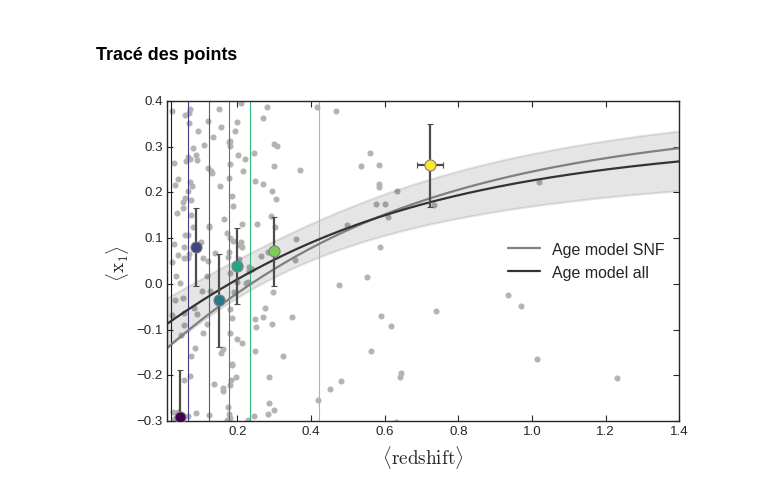
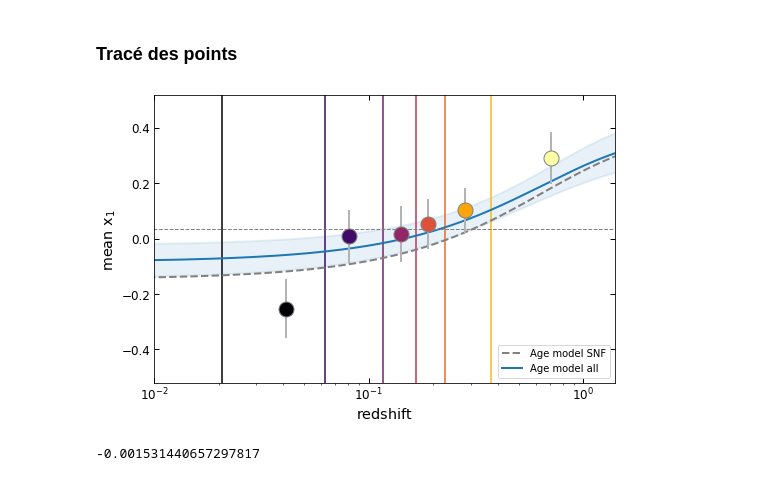
Before and after one commit to Nora-n/variaIa, a Jupyter notebook: notebooks/plots_evolall.ipynb, the cells around one changed output. Saved outputs shown, nothing was run; the diff lists cells and outputs as text; code cells hidden in the pictures.

```diff
--- a/notebooks/plots_evolall.ipynb
+++ b/notebooks/plots_evolall.ipynb
@@ -31,11 +31,11 @@ surv = {'SNF':  d_snf,
         'SNLS': d[d['IDSURVEY'] == 4],
         'HST':  d[d['IDSURVEY'].isin([101, 100, 106])]}
 
-with open('../Data/zmax_spec_result', 'rb') as f:
-    z_lins, meds, stds, z_max, itsc = pickle.load(f)
+with open('../Data/zmax_mlim', 'rb') as f:
+    z_max = pickle.load(f)
 
-z_max['SNF'] = [10, 10, 10]
-z_max['HST'] = [10, 10, 10]
+z_max['SNF'] = [10, 10]
+z_max['HST'] = [10, 10]
 
 colors = {'SNF': 'orange',
           'SDSS': 'lime',
@@ -200,11 +200,13 @@ plt.close()
 fig = plt.figure(figsize=[8, 5])
 ax = fig.add_axes([0.1, 0.12, 0.8, 0.8])
 
-prop = dict(marker="o", ms=10, ecolor="0.3", lw=2, mew=1, mec="0.5", zorder=5)
+prop = dict(marker="o", ms=15, ecolor="0.7", lw=2, mew=1, mec="0.5", zorder=5)
 
-ax.scatter(dataz_all, datax_all, color="0.7")
+#ax.scatter(dataz_all, datax_all, color="0.7")
 
-vmap_v = plt.cm.viridis(np.linspace(0, 1, len(bins)))
+cmap = 'inferno'
+
+vmap_v = plt.cm.get_cmap(cmap)(np.linspace(0, 1, len(bins)))
 for i in range(len(bins)):
     ax.vline(bins[i], color = vmap_v[i])
 
@@ -221,45 +223,51 @@ for i in range(6):
     z_comp_mean[i] = np.mean(dataz_all[slices[i]])
     z_comp_std[i] = np.std(dataz_all[slices[i]])
 
-vmap_s = plt.cm.viridis(np.linspace(0, 1, 6))
+vmap_s = plt.cm.get_cmap(cmap)(np.linspace(0, 1, 6))
 for i, c in zip(range(6), vmap_s):
    ax.errorbar(z_comp_mean[i], x1_comp_mean[i],
                xerr = z_comp_std[i]/np.sqrt(len(dataz_all[slices[i]])),
                yerr = x1_comp_std[i]/np.sqrt(len(dataz_all[slices[i]])),
                color=vmap_s[i], **prop)
 
 #ax.plot(zz, np.mean(x1_z, axis=1),
 #        color="0.5", lw=2, zorder=2, label="Age mock all")
 #ax.plot(zz_all, np.mean(x1_z_all, axis=1), color="0.7", zorder=2, label="Age model all")
 
 ax.plot(zlin, age_law_snf(zlin),
-        color="0.5", lw=2,
+        color="0.5", lw=2, ls='--',
         label='Age model SNF')
 
 ax.plot(zlin, age_law_all(zlin),
-        color="0.2", lw=2,
+        color="C0", lw=2,
         label='Age model all')
 
 ax.fill_between(zlin, age_law_all(zlin) + models_std,
                 age_law_all(zlin) - models_std,
-                color="0", alpha=.1, lw=2)
+                color="C0", alpha=.1, lw=2)
+
+ax.hline(np.mean(datax_all), color='.5', lw=1, ls='--')
 
 ax.tick_params(direction = 'in',
                length = 5, width = 1,
                labelsize = 12,
                top = True, right = True)
 
-ax.set_xlabel(r"$\langle\mathrm{redshift} \rangle$ ", fontsize="x-large")
-ax.set_ylabel(r"$\langle\mathrm{x}_1 \rangle$ ", fontsize="x-large")
+ax.set_xlabel(r"$\mathrm{redshift}$ ", fontsize="x-large")
+ax.set_ylabel(r"$\mathrm{mean\,\,x}_1$ ", fontsize="x-large")
 
-plt.legend(ncol=1, loc='center right')
+ax.legend(ncol=1, loc='lower right')
 
 #ax.set_ylim(-3, 3)
-ax.set_ylim(-0.3, 0.4)
+ax.set_ylim(-0.52, 0.52)
 ax.set_xlim(0.01, 1.4)
-#ax.set_xscale('log')
+ax.set_xscale('log')
 
 fig=plt.gcf()
-#fig.savefig('/home/nora/Documents/Thèse/Images/stretchevol_all_vs_snf_update.pdf')
+fig.savefig('../../../Images/stretchevol_all_vs_snf_maglim_sup.pdf')
 # %% [output]
-[figure, old version]
+[figure, new version]
+# %%
+np.mean(datax_all)
+# %% [output]
+-0.001531440657297817
```
Also changed, not shown: parts of 4 cells of this notebook, 1 other file.
